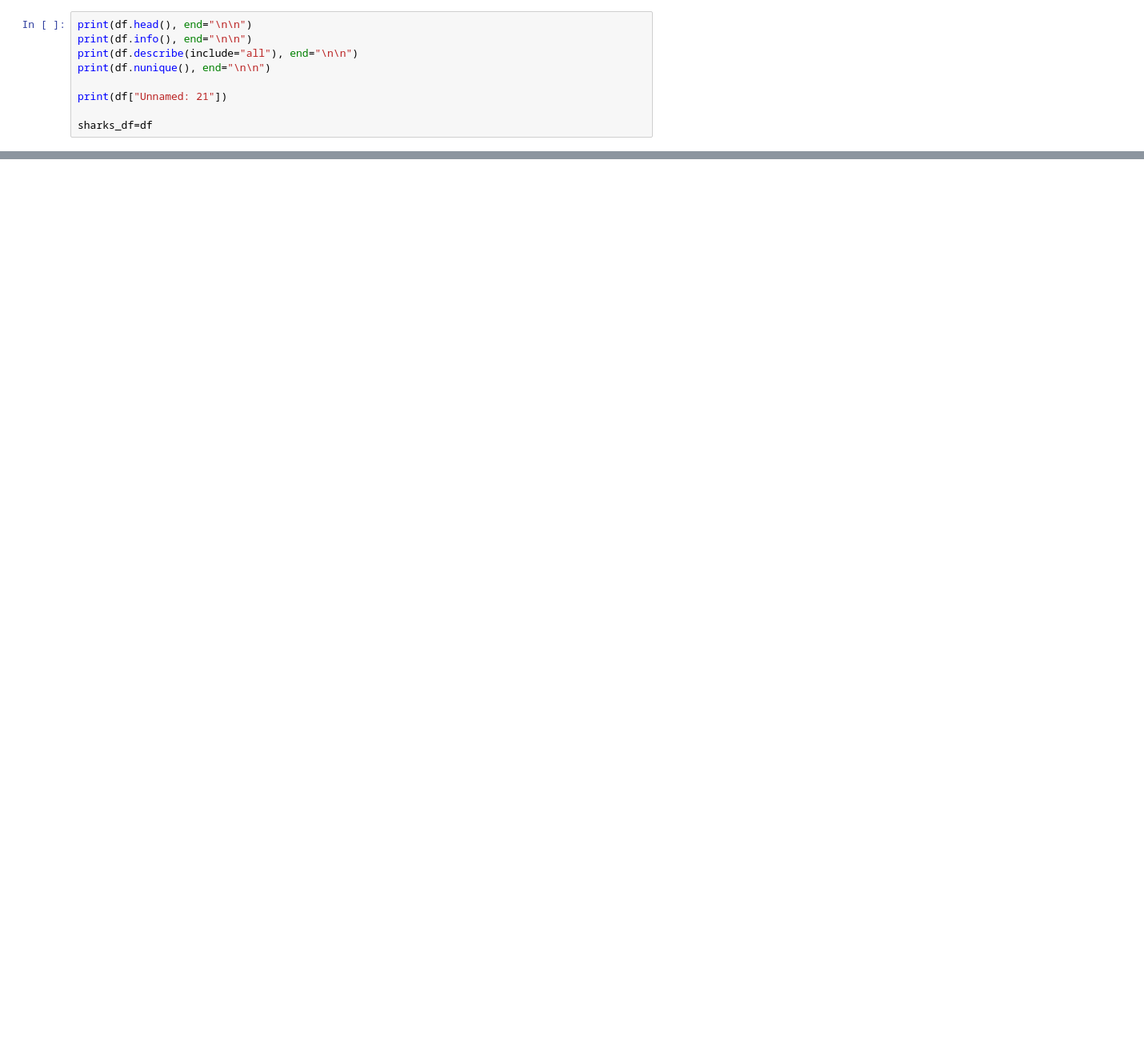
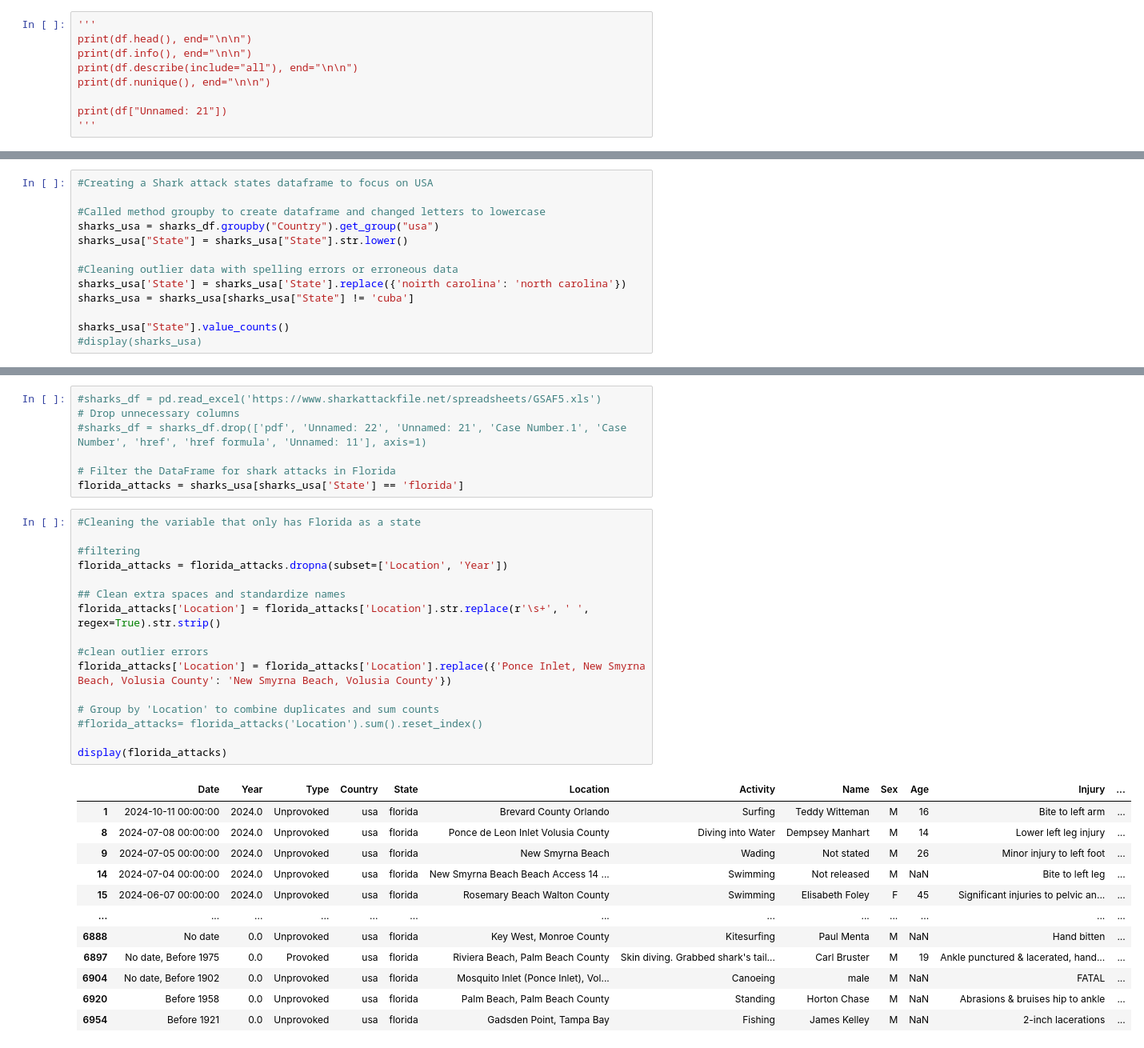
Before and after one commit to amirrezakamkar/ironhack-mini-project-shark-attacks, a Jupyter notebook: Shark_Attack.ipynb, the cells around one changed output, grey strips where cells are left out. Shown: that part at 80% size. Drawn from its saved outputs; the diff is of its cells as text; blank space fills up the shorter version.

```diff
--- a/Shark_Attack.ipynb
+++ b/Shark_Attack.ipynb
@@ -7,10 +25,10 @@ df = pd.read_excel('https://www.sharkattackfile.net/spreadsheets/GSAF5.xls')
 # %%
+'''
 print(df.head(), end="\n\n")
 print(df.info(), end="\n\n")
 print(df.describe(include="all"), end="\n\n")
 print(df.nunique(), end="\n\n")
 
 print(df["Unnamed: 21"])
-
-sharks_df=df
+'''
 # %% [output]
@@ -119,0 +76,13 @@ NameError: name 'sharks_df' is not defined
+# %%
+#Creating a Shark attack states dataframe to focus on USA
+
+#Called method groupby to create dataframe and changed letters to lowercase
+sharks_usa = sharks_df.groupby("Country").get_group("usa")
+sharks_usa["State"] = sharks_usa["State"].str.lower()
+
+#Cleaning outlier data with spelling errors or erroneous data
+sharks_usa['State'] = sharks_usa['State'].replace({'noirth carolina': 'north carolina'})
+sharks_usa = sharks_usa[sharks_usa["State"] != 'cuba']
+
+sharks_usa["State"].value_counts()
+#display(sharks_usa)
@@ -119,0 +119,36 @@ NameError: name 'sharks_df' is not defined
+# %%
+#sharks_df = pd.read_excel('https://www.sharkattackfile.net/spreadsheets/GSAF5.xls')
+# Drop unnecessary columns
+#sharks_df = sharks_df.drop(['pdf', 'Unnamed: 22', 'Unnamed: 21', 'Case Number.1', 'Case Number', 'href', 'href formula', 'Unnamed: 11'], axis=1)
+
+# Filter the DataFrame for shark attacks in Florida
+florida_attacks = sharks_usa[sharks_usa['State'] == 'florida']
+# %%
+#Cleaning the variable that only has Florida as a state
+
+#filtering
+florida_attacks = florida_attacks.dropna(subset=['Location', 'Year'])
+
+## Clean extra spaces and standardize names
+florida_attacks['Location'] = florida_attacks['Location'].str.replace(r'\s+', ' ', regex=True).str.strip()
+
+#clean outlier errors
+florida_attacks['Location'] = florida_attacks['Location'].replace({'Ponce Inlet, New Smyrna Beach, Volusia County': 'New Smyrna Beach, Volusia County'})
+
+# Group by 'Location' to combine duplicates and sum counts
+#florida_attacks= florida_attacks('Location').sum().reset_index()
+
+display(florida_attacks)
+# %% [output]
+|  | Date | Year | Type | Country | State | Location | Activity | Name | Sex | Age | Injury | ... |
+| 1 | 2024-10-11 00:00:00 | 2024.0 | Unprovoked | usa | florida | Brevard County Orlando | Surfing | Teddy Witteman | M | 16 | Bite to left arm | ... |
+| 8 | 2024-07-08 00:00:00 | 2024.0 | Unprovoked | usa | florida | Ponce de Leon Inlet Volusia County | Diving into Water | Dempsey Manhart | M | 14 | Lower left leg injury | ... |
+| 9 | 2024-07-05 00:00:00 | 2024.0 | Unprovoked | usa | florida | New Smyrna Beach | Wading | Not stated | M | 26 | Minor injury to left foot | ... |
+| 14 | 2024-07-04 00:00:00 | 2024.0 | Unprovoked | usa | florida | New Smyrna Beach Beach Access 14 ... | Swimming | Not released | M | NaN | Bite to left leg | ... |
+| 15 | 2024-06-07 00:00:00 | 2024.0 | Unprovoked | usa | florida | Rosemary Beach Walton County | Swimming | Elisabeth Foley | F | 45 | Significant injuries to pelvic an... | ... |
+| ... | ... | ... | ... | ... | ... | ... | ... | ... | ... | ... | ... | ... |
+| 6888 | No date | 0.0 | Unprovoked | usa | florida | Key West, Monroe County | Kitesurfing | Paul Menta | M | NaN | Hand bitten | ... |
+| 6897 | No date, Before 1975 | 0.0 | Provoked | usa | florida | Riviera Beach, Palm Beach County | Skin diving. Grabbed shark's tail... | Carl Bruster | M | 19 | Ankle punctured & lacerated, hand... | ... |
+| 6904 | No date, Before 1902 | 0.0 | Unprovoked | usa | florida | Mosquito Inlet (Ponce Inlet), Vol... | Canoeing | male | M | NaN | FATAL | ... |
+| 6920 | Before 1958 | 0.0 | Unprovoked | usa | florida | Palm Beach, Palm Beach County | Standing | Horton Chase | M | NaN | Abrasions & bruises hip to ankle | ... |
+| 6954 | Before 1921 | 0.0 | Unprovoked | usa | florida | Gadsden Point, Tampa Bay | Fishing | James Kelley | M | NaN | 2-inch lacerations | ... |
```
Also changed, not shown: parts of 12 cells of this notebook.
